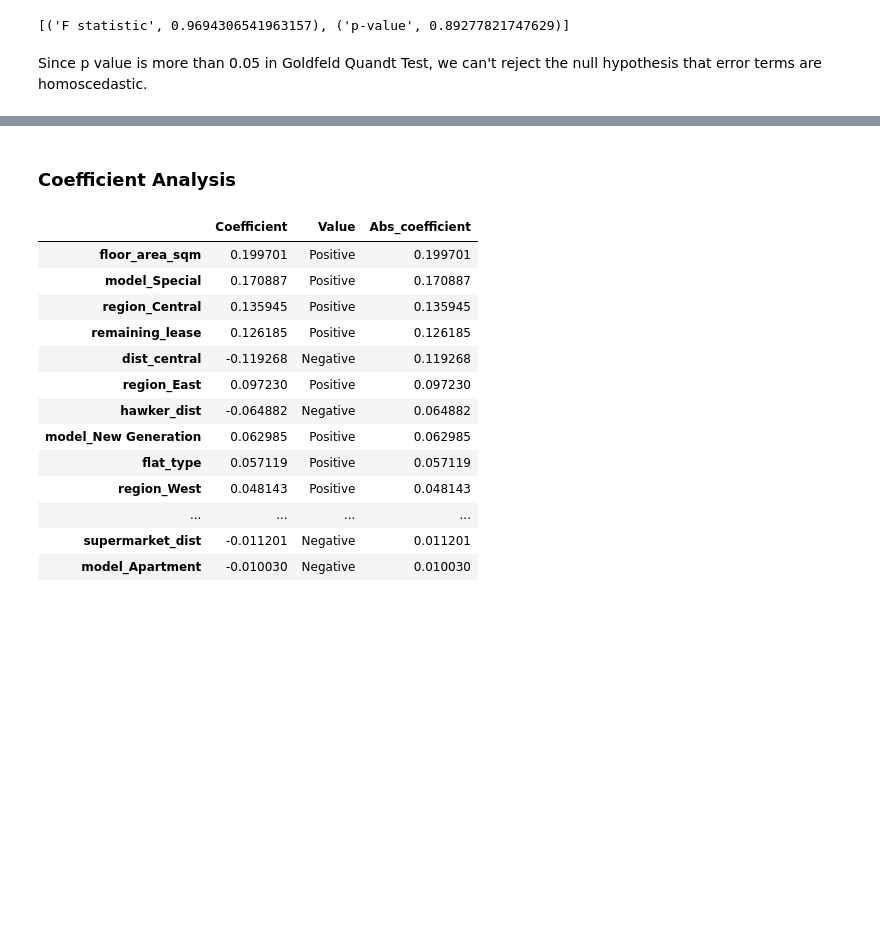
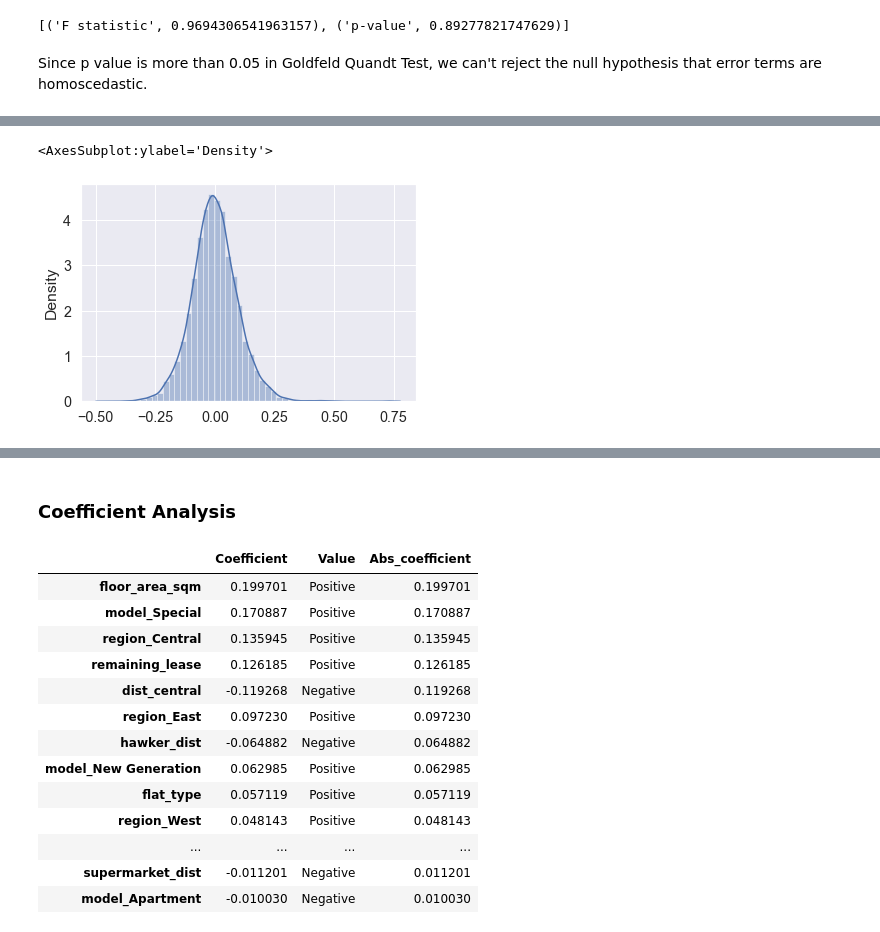
Before and after one commit to milkmanex1/HDB, a Jupyter notebook: Linear Regression.ipynb, the cells around one changed output, grey strips where cells are left out. Saved outputs shown, nothing was run; the diff lists cells and outputs as text; code cells hidden in the pictures; blank space fills up the shorter version.

```diff
--- a/Linear Regression.ipynb
+++ b/Linear Regression.ipynb
@@ -114,0 +184,5 @@ Since p value is more than 0.05 in Goldfeld Quandt Test, we can't reject the nul
+# %%
+sns.distplot(residuals)
+# %% [output]
+<AxesSubplot:ylabel='Density'>
+[figure, added]
```
Also changed, not shown: parts of 48 cells of this notebook.
